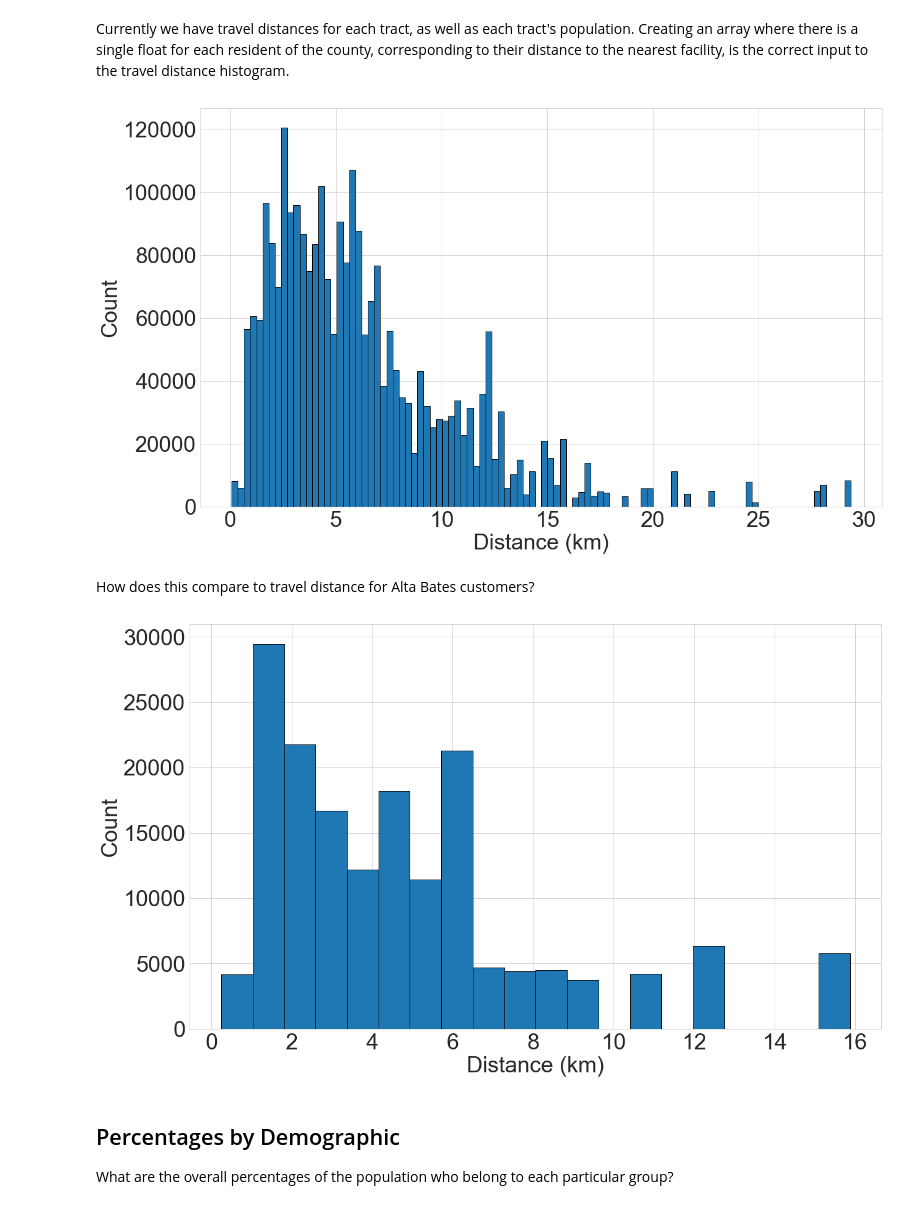
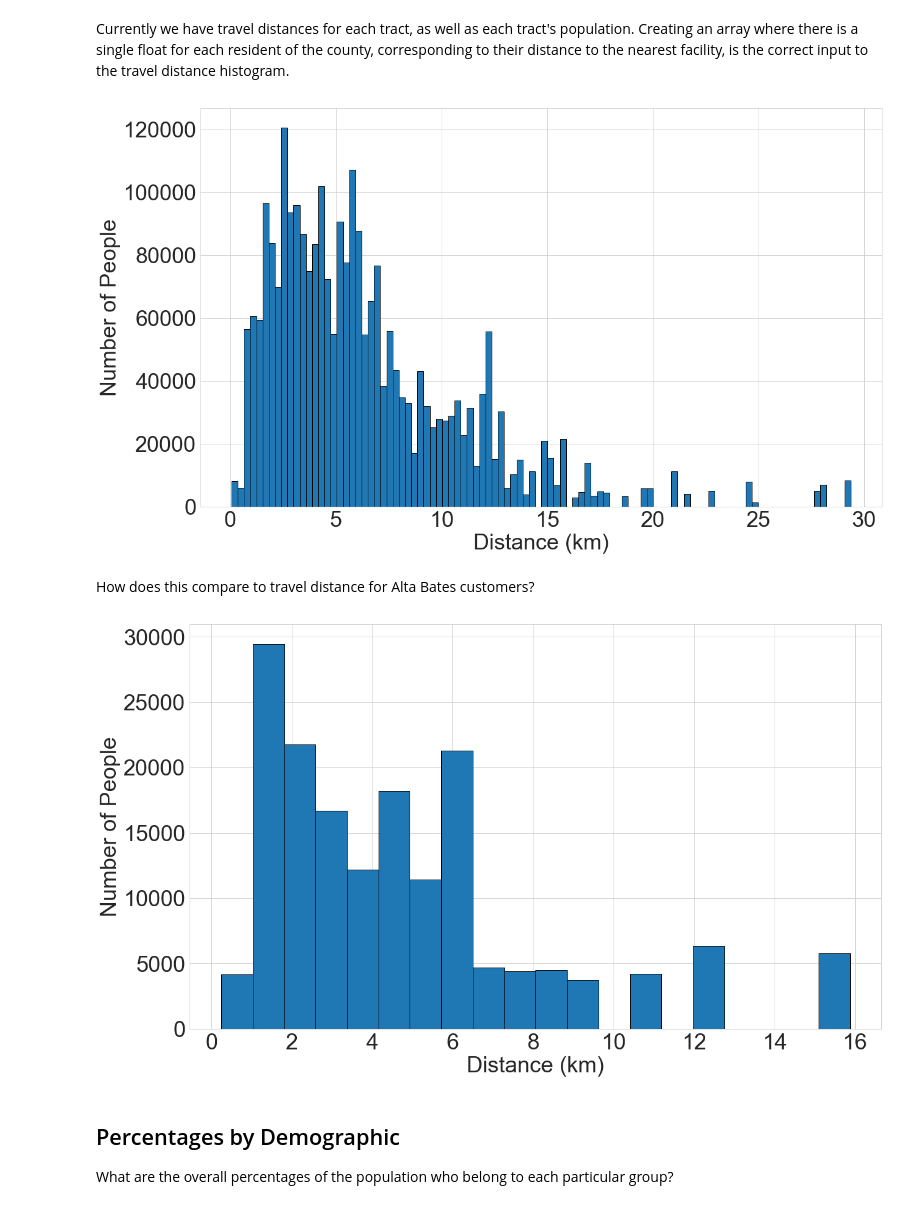
Before and after one commit to akhiljalan19/equity-facility-location, a Jupyter notebook: dataset-characteristics.ipynb, the cells around one changed output. Saved outputs shown, nothing was run; the diff lists cells and outputs as text; code cells hidden in the pictures.

```diff
--- a/dataset-characteristics.ipynb
+++ b/dataset-characteristics.ipynb
@@ -43,7 +43,7 @@ plt.rcParams['ytick.labelsize'] = 36.0
 DATA_PATH = 'all-data/'
 # Load tract-facility distance matrix, computed via the Google Maps API.
 # Distances refer to the driving distance between pairs of locations.
-gmaps_distance_matrix = pd.read_csv(DATA_PATH + 'all_travel_distance_matrix.csv')
+gmaps_distance_matrix = pd.read_csv(DATA_PATH + 'all_tract_facility_travel_distance_matrix.csv')
 
 # Remove unnecessary first column.
 gmaps_distance_matrix = gmaps_distance_matrix.iloc[:, 1:].copy()
@@ -72,3 +78,20 @@ total_population_by_tract =\
+# %%
+def plt_savefig_safe(savepath):
+    '''
+    Makes a new folder with the savepath directory, if it does not exist.
+    Then, saves the figure.
+
+    savepath: string. The path by which to save a figure.
+    '''
+    index_of_last_slash = savepath.rfind('/')
+    savedir = savepath[:index_of_last_slash + 1]
+
+    directory = os.path.dirname(savedir)
+
+    if not os.path.exists(directory):
+        os.makedirs(directory)
+
+    plt.savefig(savepath)
 # %% [markdown]
 # Compute General Statistics
 
@@ -82,5 +105,7 @@ tract_facility_distance_matrix.shape
+# %%
+NUM_FACILITIES = tract_facility_distance_matrix.shape[1]
 # %%
-open_fac_ids = [x for x in range(26) if x < 13 or x > 17]
+open_fac_ids = [x for x in range(NUM_FACILITIES) if x < 13 or x > 16]
 # %%
 open_fac_ids
 # %% [output]
@@ -104,10 +129,10 @@ Currently we have travel distances for each tract, as well as each tract's popul
 # %%
 plt.hist(np.repeat(current_tract_travel_distances, population_array_ints), bins=100, ec='k')
 plt.xlabel('Distance (km)')
-plt.ylabel('Count');
-plt.savefig('visualizations/alameda-cc-characteristics/current_travel_dist_histogram.png');
+plt.ylabel('Number of People');
+plt_savefig_safe('visualizations/alameda-cc-characteristics/current_travel_dist_histogram.png');
 # %% [output]
-[figure, old version]
+[figure, new version]
 # %% [markdown]
 How does this compare to travel distance for Alta Bates customers?
 # %%
@@ -118,10 +143,10 @@ ab_tract_populations = total_population_by_tract[ab_customers_tract_ids]
 # %%
 plt.hist(np.repeat(ab_tract_distances, ab_tract_populations.astype(int)), bins=20, ec='k')
 plt.xlabel('Distance (km)')
-plt.ylabel('Count');
-plt.savefig('visualizations/alameda-cc-characteristics/current_travel_dist_histogram_ab_customers.png');
+plt.ylabel('Number of People');
+plt_savefig_safe('visualizations/alameda-cc-characteristics/current_travel_dist_histogram_ab_customers.png');
 # %% [output]
-[figure, old version]
+[figure, new version]
 # %% [markdown]
 ## Percentages by Demographic
 
```
Also changed, not shown: parts of 64 cells of this notebook, 16 other files.
